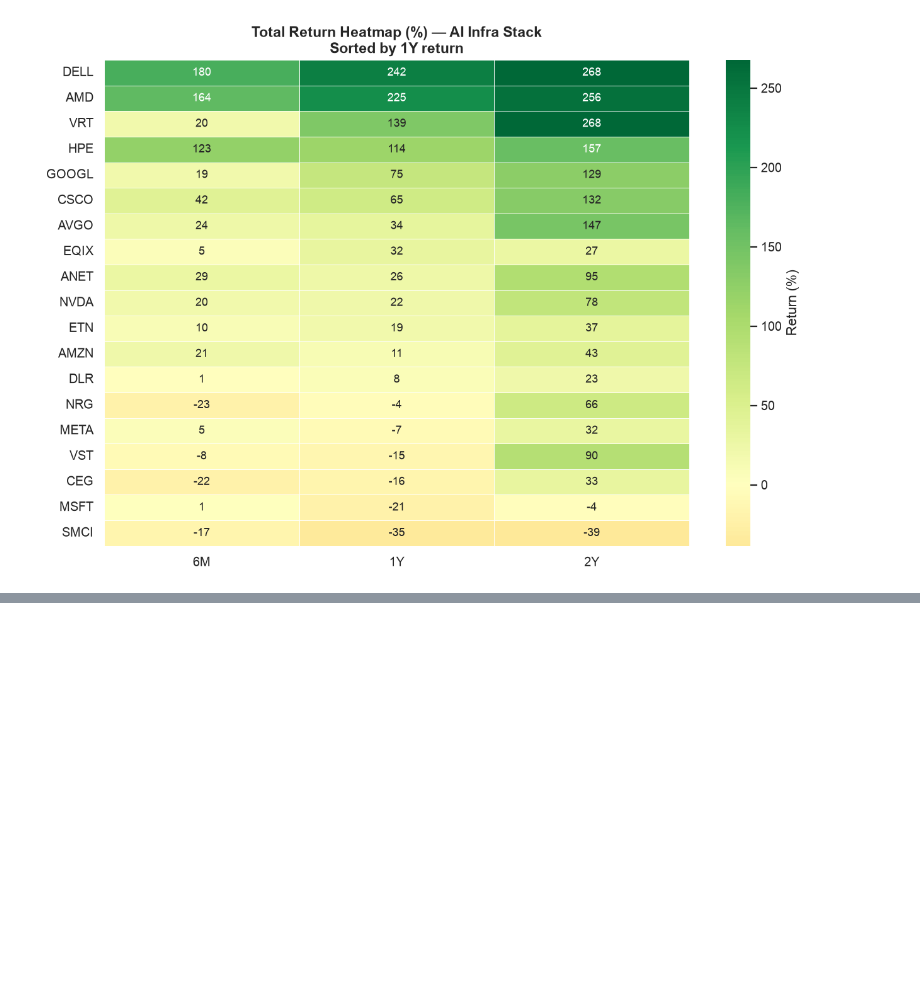
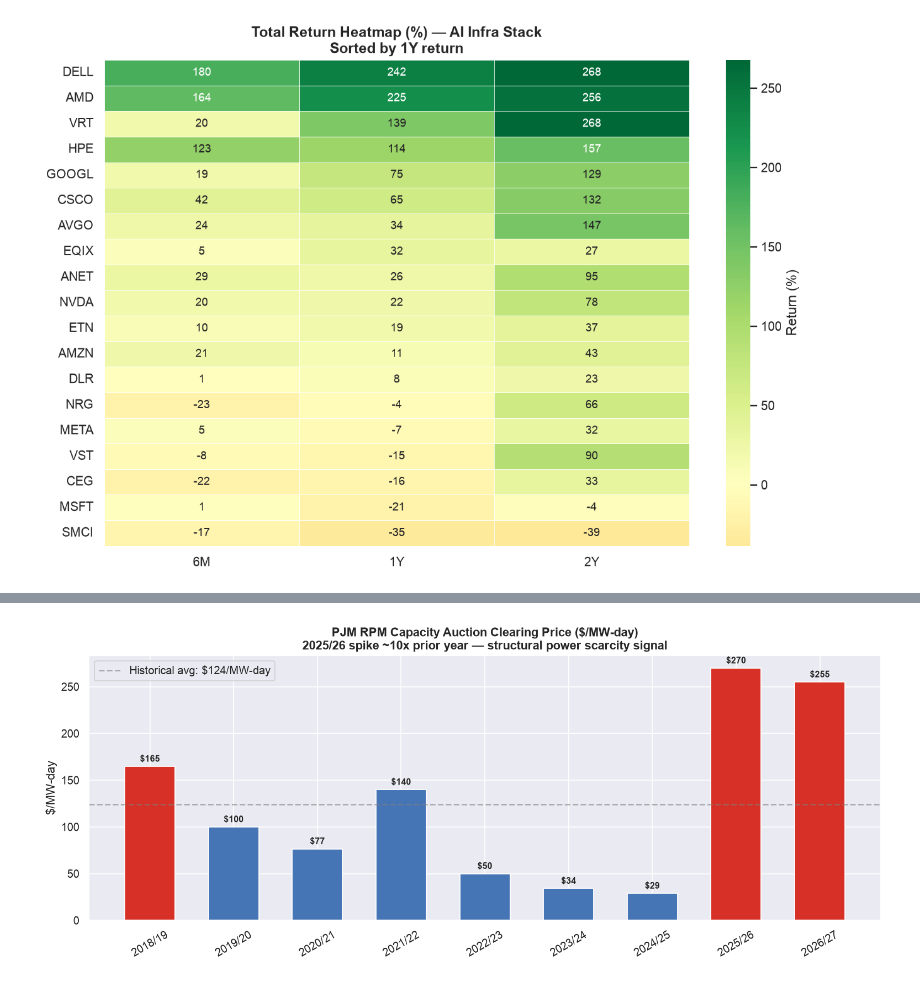
Before and after one commit to j85liu/sector-research-ai-infra, a Jupyter notebook: extract_data.ipynb, the cells around one changed output, grey strips where cells are left out. Saved outputs shown, nothing was run; the diff lists cells and outputs as text; code cells hidden in the pictures; blank space fills up the shorter version.

```diff
--- a/extract_data.ipynb
+++ b/extract_data.ipynb
@@ -242,0 +282,36 @@ plt.show()
+# %%
+# =============================================================================
+# CELL 7 — PJM CAPACITY AUCTION PRICES
+# Source: PJM RPM auction results — public at pjm.com/markets-and-operations/rpm
+# This is the earnings driver for CEG and VST
+# =============================================================================
+
+pjm_data = {
+    "Delivery_Year": ["2018/19","2019/20","2020/21","2021/22",
+                      "2022/23","2023/24","2024/25","2025/26","2026/27"],
+    "Price_MW_day":  [164.77, 100.00, 76.53, 140.00,
+                      50.00, 34.13, 28.92, 269.92, 255.00],
+}
+
+df_pjm = pd.DataFrame(pjm_data)
+
+fig, ax = plt.subplots(figsize=(12, 5))
+colors = ["#d73027" if p > 150 else "#4575b4" for p in df_pjm["Price_MW_day"]]
+bars = ax.bar(df_pjm["Delivery_Year"], df_pjm["Price_MW_day"],
+              color=colors, edgecolor="white", width=0.6)
+ax.axhline(df_pjm["Price_MW_day"].mean(), color="gray",
+           linestyle="--", alpha=0.6, label=f"Historical avg: ${df_pjm['Price_MW_day'].mean():.0f}/MW-day")
+for bar, p in zip(bars, df_pjm["Price_MW_day"]):
+    ax.text(bar.get_x() + bar.get_width()/2, bar.get_height() + 3,
+            f"${p:.0f}", ha="center", va="bottom", fontsize=9, fontweight="bold")
+ax.set_title("PJM RPM Capacity Auction Clearing Price ($/MW-day)\n"
+             "2025/26 spike ~10x prior year — structural power scarcity signal",
+             fontweight="bold", fontsize=12)
+ax.set_ylabel("$/MW-day")
+ax.tick_params(axis="x", rotation=30)
+ax.legend()
+plt.tight_layout()
+# plt.savefig("05_pjm_capacity_prices.png", bbox_inches="tight")
+plt.show()
+# %% [output]
+[figure, added]
```
Also changed, not shown: parts of 5 cells of this notebook.
